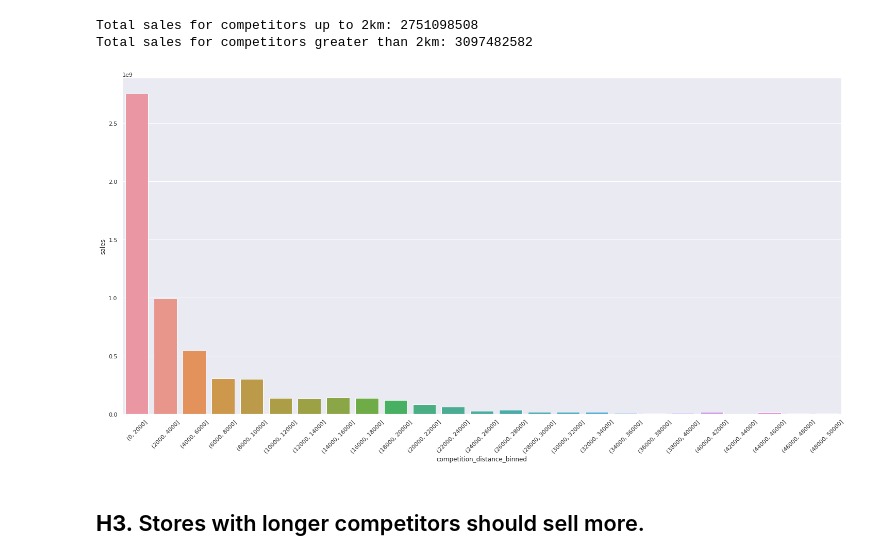
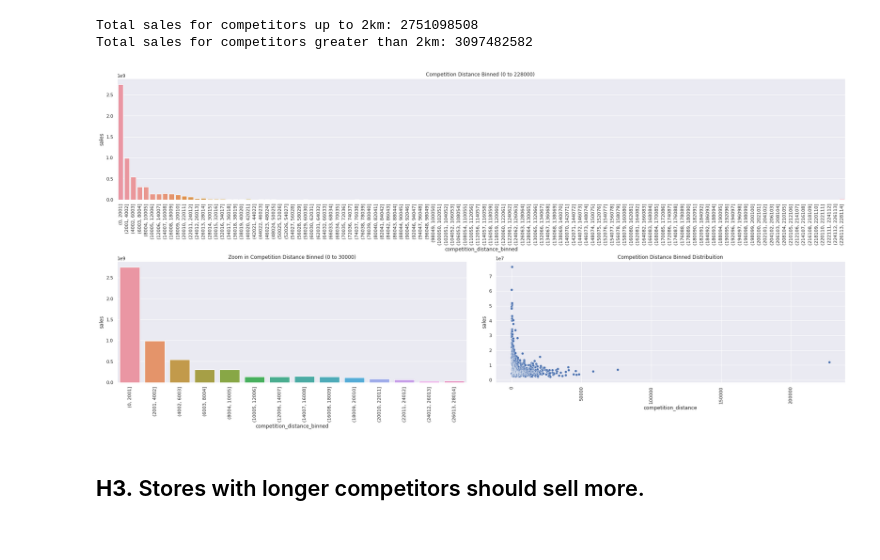
Before and after one commit to luanjesus/rossmann_store_sales_prediction, a Jupyter notebook: exploratory_data_analysis.ipynb, the cells around one changed output. Cells and saved outputs as stored; diff of their text form; code cells hidden in the pictures.

```diff
--- a/exploratory_data_analysis.ipynb
+++ b/exploratory_data_analysis.ipynb
@@ -556,16 +557,37 @@ Total sales for competitors up to 2km: 2751098508
 Total sales for competitors greater than 2km: 3097482582
 # %%
 aux1 = df5[['competition_distance', 'sales']].groupby('competition_distance').sum().reset_index()
+aux2 = aux1.copy()
 
-bins = list(np.arange(0, 50001, 2000))
+bins1 = list(np.arange(0, 229000, 2001))
+bins2 = list(np.arange(0,  30000, 2001))
 
-aux1['competition_distance_binned'] = pd.cut(aux1['competition_distance'], bins=bins)
+aux1['competition_distance_binned'] = pd.cut(aux1['competition_distance'], bins=bins1)
+aux2['competition_distance_binned'] = pd.cut(aux1['competition_distance'], bins=bins2)
 
-aux2 = aux1[['competition_distance_binned', 'sales']].groupby('competition_distance_binned').sum().reset_index()
-sns.barplot(data=aux2, x='competition_distance_binned', y='sales')
-plt.xticks(rotation=45);
+aux3 = aux1[['competition_distance_binned', 'sales']].groupby('competition_distance_binned').sum().reset_index()
+aux4 = aux2[['competition_distance_binned', 'sales']].groupby('competition_distance_binned').sum().reset_index()
+
+fig = plt.figure(constrained_layout=True)
+specs = GridSpec(6, 2, figure=fig)
+
+
+ax1 = fig.add_subplot(specs[0:3, 0:])
+ax1.set_title('Competition Distance Binned (0 to 228000) ')
+sns.barplot(x='competition_distance_binned', y='sales', ax=ax1, data=aux3)
+plt.xticks(rotation=90);
+
+ax2 = fig.add_subplot(specs[3:, 0])
+ax2.set_title('Zoom in Competition Distance Binned (0 to 30000)')
+sns.barplot(x='competition_distance_binned', y='sales', ax=ax2, data=aux4)
+plt.xticks(rotation=90);
+
+ax3 = fig.add_subplot(specs[3:, 1])
+ax3.set_title('Competition Distance Binned Distribuition')
+sns.scatterplot(x='competition_distance', y='sales', ax=ax3, data=aux1)
+plt.xticks(rotation=90);
 # %% [output]
-[figure, old version]
+[figure, new version]
 # %% [markdown]
 ## **H3.** Stores with longer competitors should sell more.
 # %% [markdown]
```
Also changed, not shown: parts of 1 cell of this notebook.
